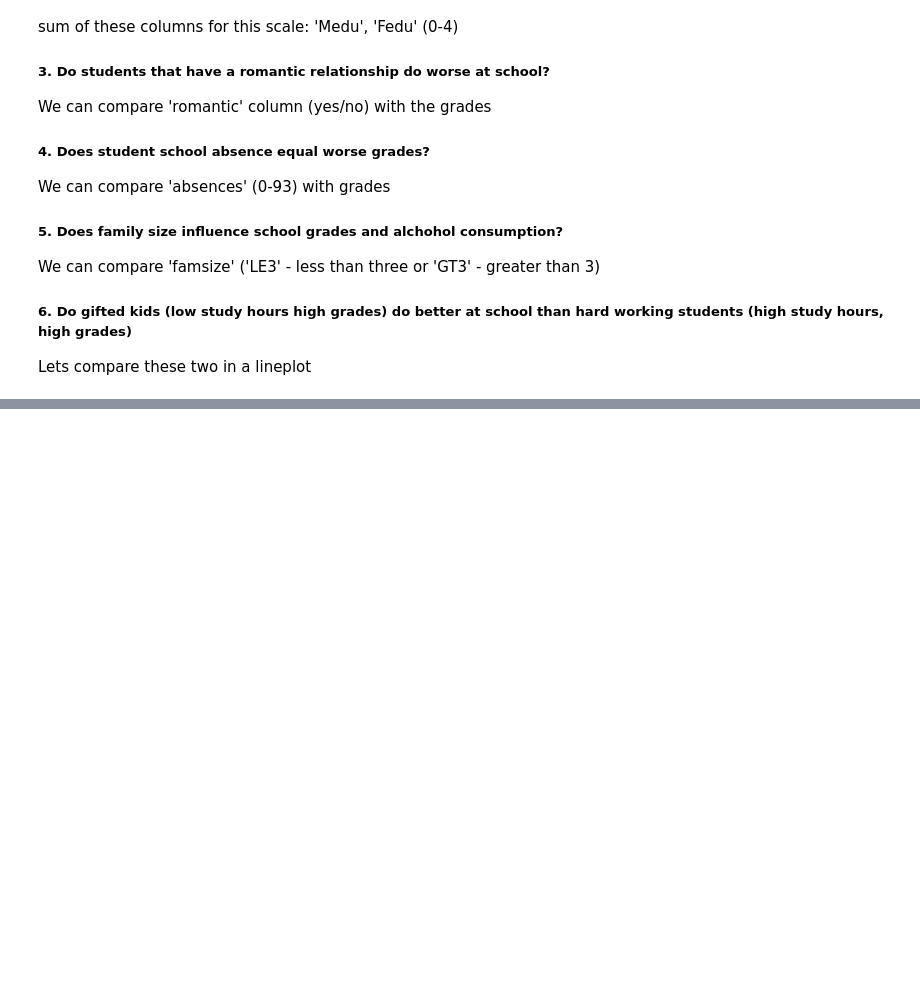
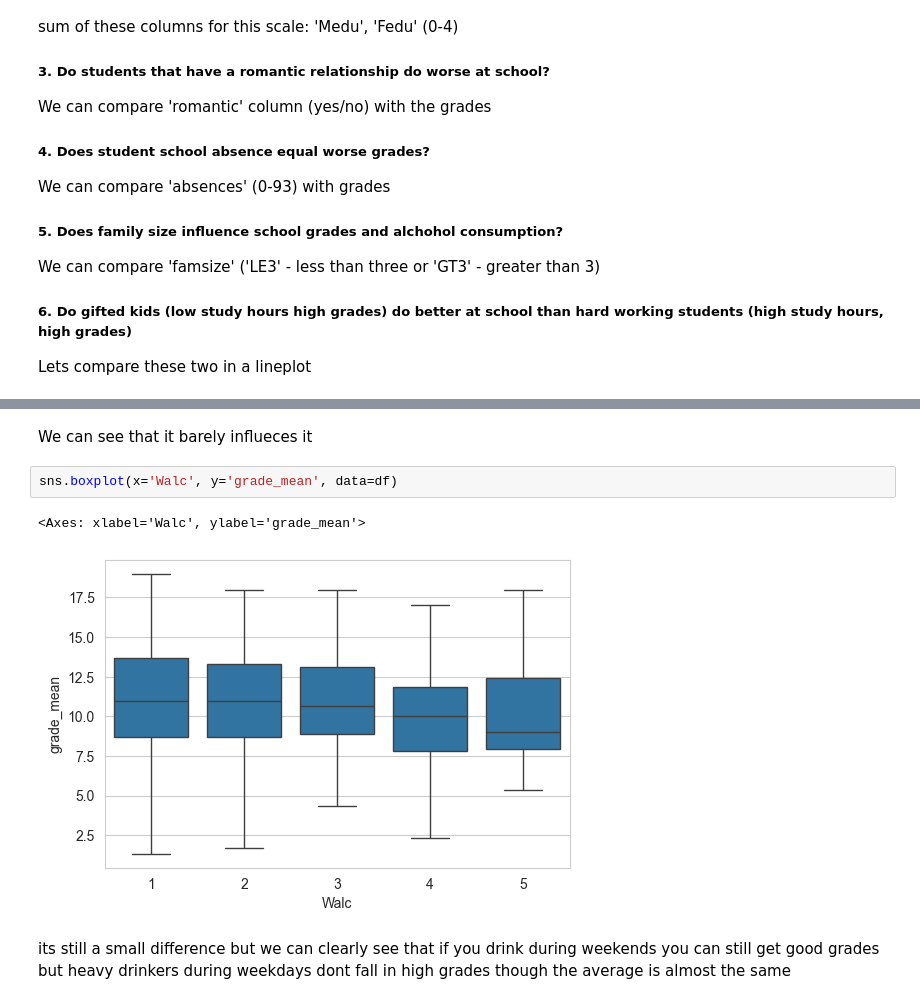
Before and after one commit to 3wn00/data_science_portfolio, a Jupyter notebook: student_alchohol_consumption/main.ipynb, the cells around one changed output, grey strips where cells are left out. Drawn from its saved outputs; the diff is of its cells as text; blank space fills up the shorter version.

```diff
--- a/student_alchohol_consumption/main.ipynb
+++ b/student_alchohol_consumption/main.ipynb
@@ -121,0 +130,9 @@ Lets compare these two in a lineplot
+# %% [markdown]
+We can see that it barely influeces it
+# %%
+sns.boxplot(x='Walc', y='grade_mean', data=df)
+# %% [output]
+<Axes: xlabel='Walc', ylabel='grade_mean'>
+[figure, added]
+# %% [markdown]
+its still a small difference but we can clearly see that if you drink during weekends you can still get good grades but heavy drinkers during weekdays dont fall in high grades though the average is almost the same
```
Also changed, not shown: parts of 6 cells of this notebook.
